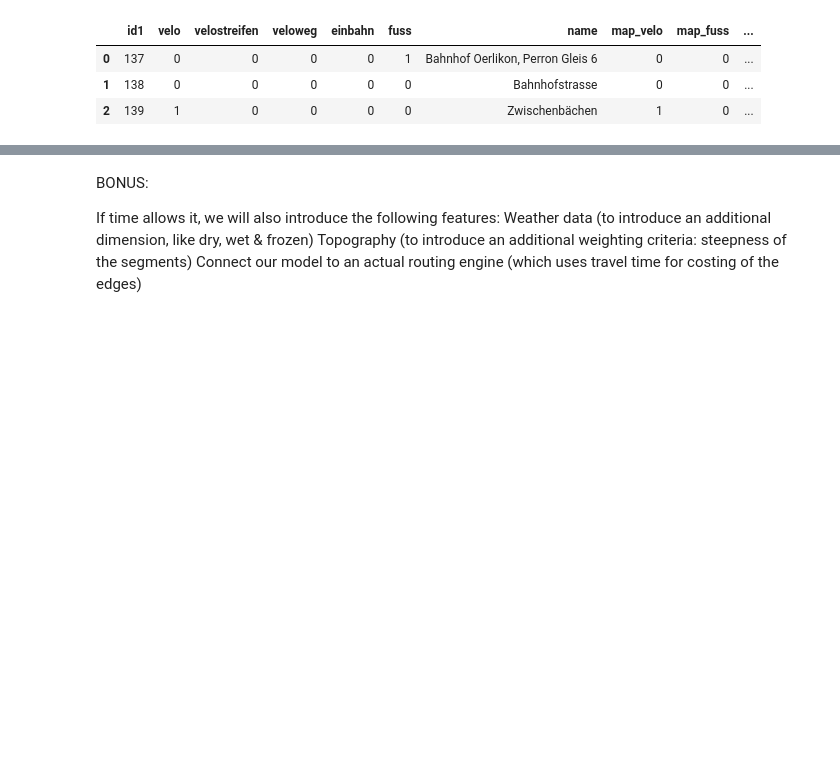
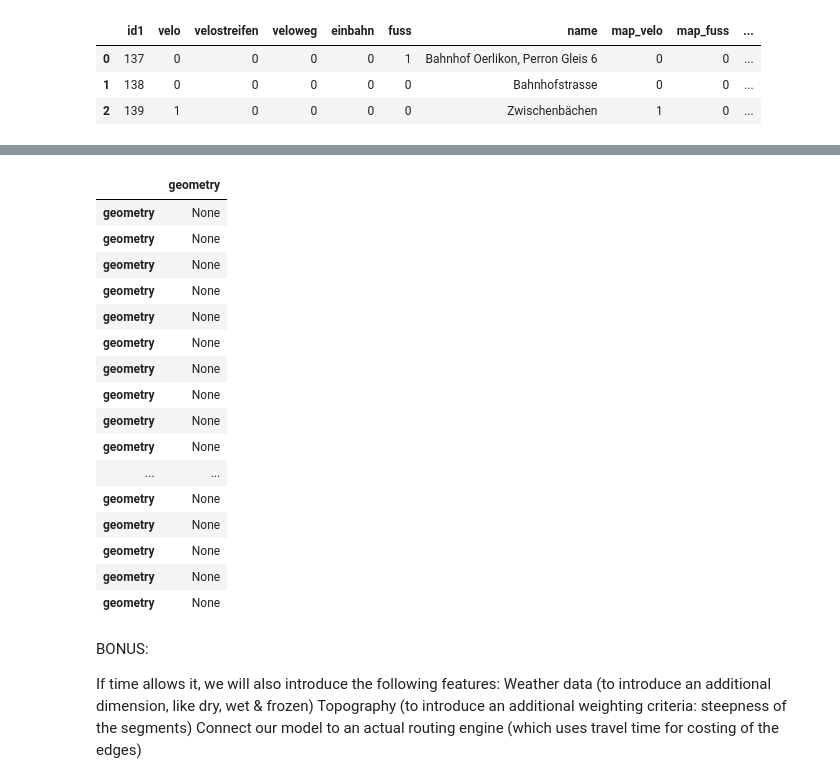
Before and after one commit to thereallinusrg/Velo-Zueri-Unfaelle, a Jupyter notebook: linus-notebook.ipynb, the cells around one changed output, grey strips where cells are left out. Drawn from its saved outputs; the diff is of its cells as text; code cells hidden in the pictures; blank space fills up the shorter version.

```diff
--- a/linus-notebook.ipynb
+++ b/linus-notebook.ipynb
@@ -405,6 +415,5 @@ for idx, row in Weights.iterrows():
     weight = Weights.loc[idx, time]
     first = VeloWege.loc[VeloWege['id1'] == idx, 'first'].item()
     last = VeloWege.loc[VeloWege['id1'] == idx, 'last'].item()
-    print(idx, weight, first, last)
-    customGraph.addEdge(first, last, weight)
-    customGraph.addEdge(last, first, weight)
+    customGraph.addEdge(str(first), str(last), int(weight))
+    customGraph.addEdge(str(last), str(first), int(weight))
@@ -443,0 +450,13 @@ VeloWege.head(3)
+# %%
+GrafVoZueri = Graph()
+# %%
+time = 16
+
+#Add Edges
+for idx, row in Weights.iterrows():
+    weight = Weights.loc[idx, time]
+    first = VeloWege.loc[VeloWege['id1'] == idx, 'first'].item()
+    last = VeloWege.loc[VeloWege['id1'] == idx, 'last'].item()
+    print(idx, weight, str(first), str(last))
+    GrafVoZueri.add_edge(str(first), str(last), int(weight))
+    GrafVoZueri.add_edge(str(last), str(first), int(weight))
@@ -443,0 +502,13 @@ VeloWege.head(3)
+# %%
+start = '26847-12462'
+dest = '26818-12496'
+
+route = find_path(GrafVoZueri, start, dest)
+print(route)
+
+############## 'Last' == node + 1!
+
+geo_list = []
+for node in route.nodes:
+    geom = VeloWege.loc[VeloWege['first'] == node, 'geometry']
+    geo_list.append(geom)
@@ -444,3 +528,23 @@ VeloWege.head(3)
+# %%
+gpd.GeoDataFrame(geo_list, columns =['geometry'])
+# %% [output]
+|  | geometry |
+| geometry | None |
+| geometry | None |
+| geometry | None |
+| geometry | None |
+| geometry | None |
+| geometry | None |
+| geometry | None |
+| geometry | None |
+| geometry | None |
+| geometry | None |
+| ... | ... |
+| geometry | None |
+| geometry | None |
+| geometry | None |
+| geometry | None |
+| geometry | None |
 # %% [markdown]
 BONUS:
 
```
Also changed, not shown: parts of 13 cells of this notebook.
